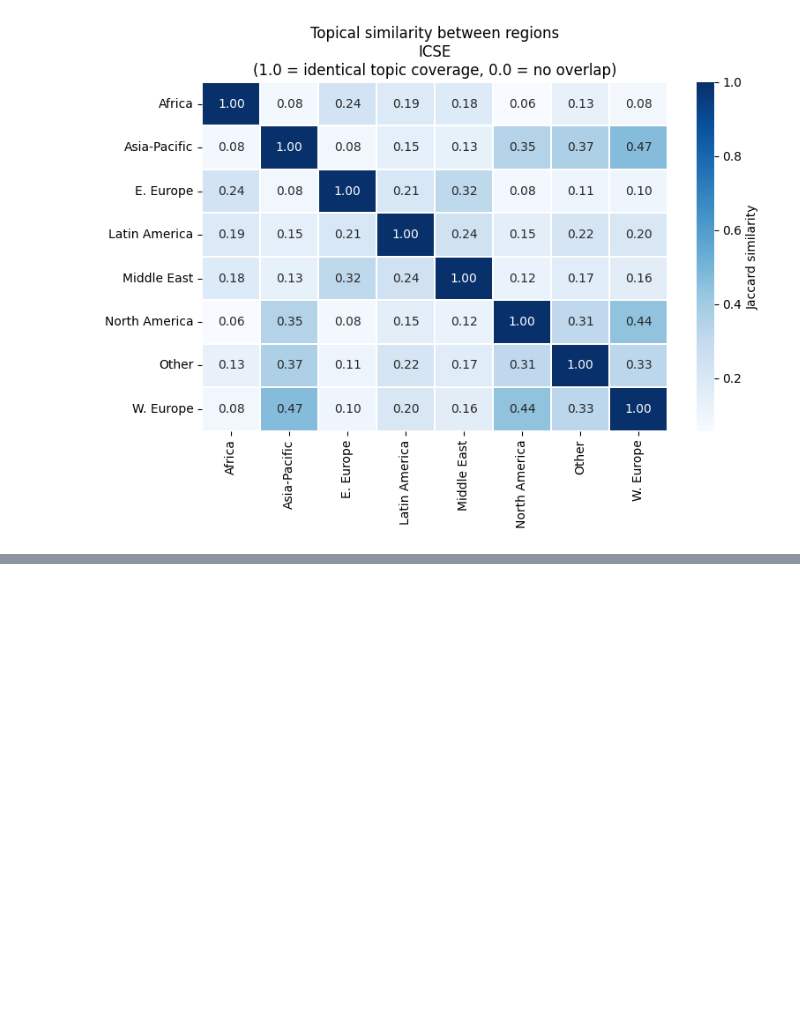
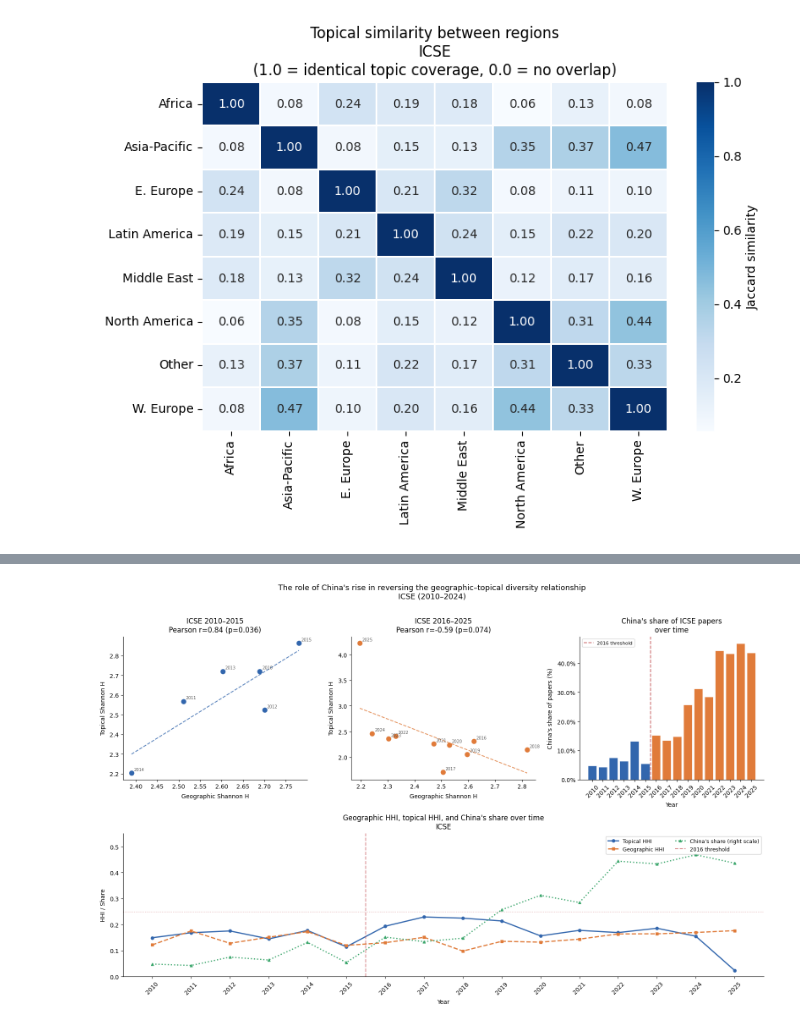
Before and after one commit to amyhoyt625/geo_data, a Jupyter notebook: src/analysis/topic_diversity.ipynb, the cells around one changed output, grey strips where cells are left out. Drawn from its saved outputs; the diff is of its cells as text; code cells hidden in the pictures; blank space fills up the shorter version.

Commit message:
rerun figures with latest data pull

```diff
--- a/src/analysis/topic_diversity.ipynb
+++ b/src/analysis/topic_diversity.ipynb
@@ -819,3 +819,99 @@ Other            0.13          0.37       0.11           0.22         0.17
 W. Europe        0.08          0.47       0.10           0.20         0.16           0.44   0.33       1.00
 Saved → fig_jaccard_icse.png
 [figure]
+# %%
+# ── Combined figure: ICSE geographic-topical flip + China's rise ───────────────
+
+fig = plt.figure(figsize=(16, 10))
+
+# ── Top row: period correlation plots ─────────────────────────────────────────
+geo   = geo_shannon(df_icse)
+topo  = topical_shannon_by_year(dt_icse)
+merged = geo.join(topo, how="inner").reset_index()
+merged["period"] = merged["year"].apply(
+    lambda y: "2010–2015" if y <= 2015 else "2016–2025"
+)
+
+period_colors = {"2010–2015": "#3266ad", "2016–2025": "#e07b3a"}
+
+for i, (period, group) in enumerate(merged.groupby("period")):
+    ax = fig.add_subplot(2, 3, i + 1)
+    ax.scatter(group["geo_H"], group["topic_H"],
+               color=period_colors[period], s=60, zorder=3)
+    for _, row in group.iterrows():
+        ax.annotate(str(int(row["year"])),
+                    (row["geo_H"], row["topic_H"]),
+                    textcoords="offset points", xytext=(4, 4),
+                    fontsize=7, color="#555")
+    if len(group) >= 3:
+        m, b = np.polyfit(group["geo_H"], group["topic_H"], 1)
+        x_line = np.linspace(group["geo_H"].min(), group["geo_H"].max(), 100)
+        ax.plot(x_line, m * x_line + b, "--",
+                color=period_colors[period], lw=1.5, alpha=0.8)
+        r_p, p_p = pearsonr(group["geo_H"], group["topic_H"])
+        ax.set_title(f"ICSE {period}\nPearson r={r_p:.2f} (p={p_p:.3f})", pad=8)
+    ax.set_xlabel("Geographic Shannon H", labelpad=6)
+    ax.set_ylabel("Topical Shannon H", labelpad=6)
+    ax.spines[["top", "right"]].set_visible(False)
+
+# ── Top right: China's share over time ────────────────────────────────────────
+ax3 = fig.add_subplot(2, 3, 3)
+
+year_totals = (
+    df_icse.dropna(subset=["country_code"])
+    .drop_duplicates(subset=["doi", "year", "country_code"])
+    .drop_duplicates(subset=["doi", "year"])
+    .groupby("year")["doi"].nunique()
+)
+china_papers = (
+    df_icse[df_icse["country_code"] == "CN"]
+    .drop_duplicates(subset=["doi", "year"])
+    .groupby("year")["doi"].nunique()
+)
+china_pct = (china_papers / year_totals * 100).fillna(0)
+
+ax3.bar(china_pct.index, china_pct.values,
+        color=["#e07b3a" if y >= 2016 else "#3266ad" for y in china_pct.index],
+        edgecolor="white", linewidth=0.4)
+ax3.axvline(2015.5, color="#c0474a", lw=1.5, linestyle="--", alpha=0.8,
+            label="2016 threshold")
+ax3.set_xlabel("Year", labelpad=6)
+ax3.set_ylabel("China's share of papers (%)", labelpad=6)
+ax3.yaxis.set_major_formatter(mtick.PercentFormatter())
+ax3.set_title("China's share of ICSE papers\nover time", pad=8)
+ax3.set_xticks(china_pct.index)
+ax3.tick_params(axis="x", rotation=45)
+ax3.legend(fontsize=8)
+ax3.spines[["top", "right"]].set_visible(False)
+
+# ── Bottom row: HHI geographic vs topical ─────────────────────────────────────
+ax4 = fig.add_subplot(2, 1, 2)
+
+thhi = compute_topical_hhi(dt_icse)
+ghhi = compute_geo_hhi(df_icse)
+
+ax4.plot(thhi.index, thhi["topical_hhi"], "o-",
+         color="#3266ad", lw=2, ms=5, label="Topical HHI")
+ax4.plot(ghhi.index, ghhi["geo_hhi"], "s--",
+         color="#e07b3a", lw=2, ms=5, label="Geographic HHI")
+ax4.plot(china_pct.index, china_pct.values / 100, "^:",
+         color="#3aa66b", lw=2, ms=5, label="China's share (right scale)")
+ax4.axvline(2015.5, color="#c0474a", lw=1.5, linestyle="--", alpha=0.6,
+            label="2016 threshold")
+ax4.axhline(0.25, color="#c0474a", lw=1, linestyle=":", alpha=0.5)
+ax4.set_xlabel("Year", labelpad=6)
+ax4.set_ylabel("HHI / Share", labelpad=6)
+ax4.set_xticks(sorted(df_icse["year"].unique()))
+ax4.tick_params(axis="x", rotation=45)
+ax4.set_ylim(0, 0.55)
+ax4.legend(fontsize=9, framealpha=0.9, ncol=2)
+ax4.set_title("Geographic HHI, topical HHI, and China's share over time\nICSE",
+              pad=8)
+ax4.spines[["top", "right"]].set_visible(False)
+
+fig.suptitle("The role of China's rise in reversing the geographic–topical diversity relationship\nICSE (2010–2024)",
+             fontsize=13, y=1.01)
+plt.tight_layout()
+save_fig(fig, "fig_china_flip_combined.png")
+plt.show()
+# %% [output]
@@ -821,0 +919 @@ Saved → fig_jaccard_icse.png
+[figure, added]
```
Also changed, not shown: parts of 2 cells of this notebook, 19 other files.
